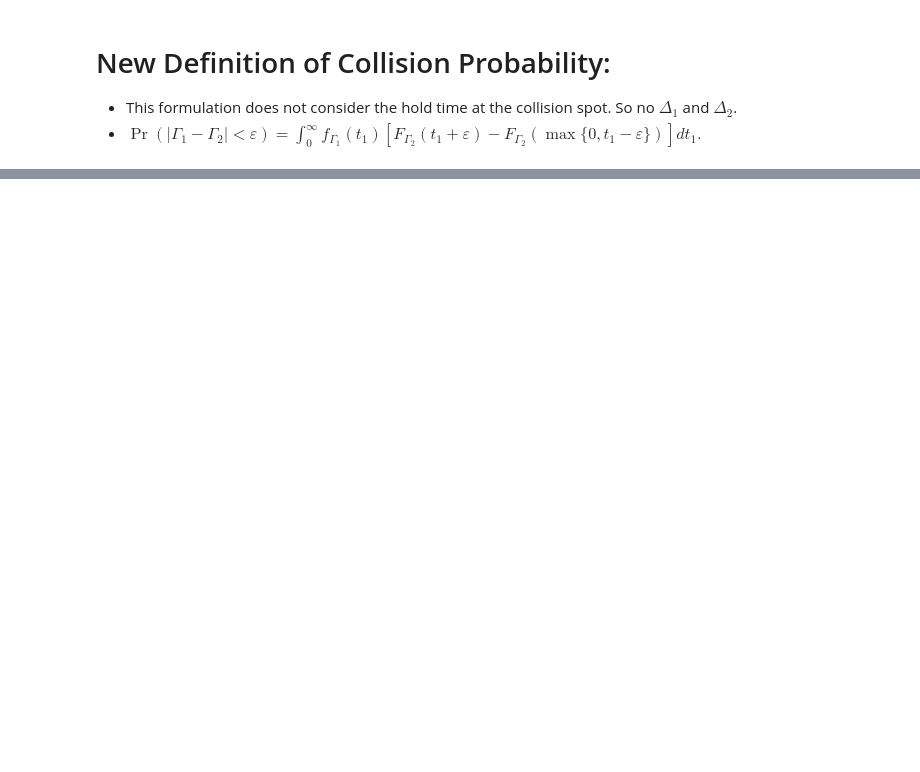
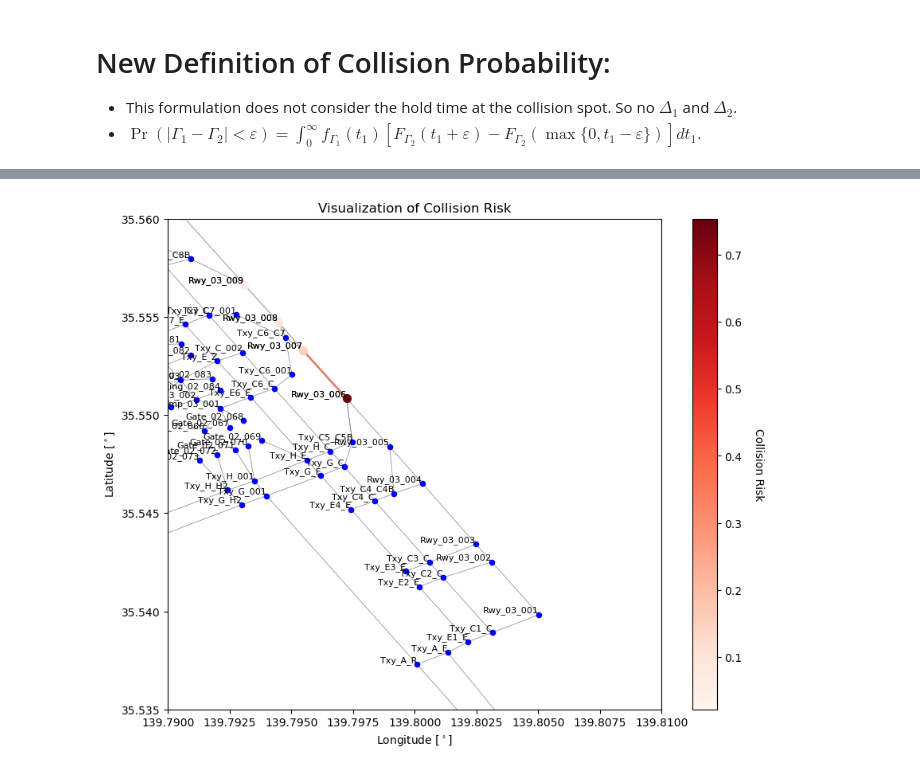
Before and after one commit to ZilD117/LGA-Analysis, a Jupyter notebook: taxigen/case_study_1_demo.ipynb, the cells around one changed output, grey strips where cells are left out. Saved outputs shown, nothing was run; the diff lists cells and outputs as text; code cells hidden in the pictures; blank space fills up the shorter version.

```diff
--- a/taxigen/case_study_1_demo.ipynb
+++ b/taxigen/case_study_1_demo.ipynb
@@ -882,0 +1373,96 @@ Collision risk (with epsilon = 0.10 s): 0.9660
+# %%
+import matplotlib.pyplot as plt
+import pandas as pd
+
+def plot_collision_risk(ax, linksDf, nodePositions, risk_values, nodes, cmap='viridis'):
+    """
+    Plots the collision risk on top of the background layout with nodes and
+    the links connected to those nodes colored with a gradually reduced color.
+
+    Parameters:
+      ax            : matplotlib axis on which to plot.
+      linksDf       : DataFrame with links (edges) between nodes.
+      nodePositions : Dictionary with node ID as key and (lat, lon) as value.
+      risk_values   : List of risk values corresponding to the nodes.
+      nodes         : List of node IDs of interest.
+      cmap          : Colormap to use.
+    """
+    # Normalize risk values for the colormap
+    norm = plt.Normalize(min(risk_values), max(risk_values))
+
+    # Create a dictionary mapping node IDs to their risk values.
+    node_risk = dict(zip(nodes, risk_values))
+
+    # Plot links only if both endpoints are in our region of interest.
+    for _, row in linksDf.iterrows():
+        node1_id = row['n1.id']
+        node2_id = row['n2.id']
+
+        # Skip the link if either node isn't in our region of interest.
+        if node1_id not in node_risk or node2_id not in node_risk:
+            continue
+
+        # Also ensure the positions exist
+        if node1_id not in nodePositions or node2_id not in nodePositions:
+            continue
+
+        node1_pos = nodePositions[node1_id]
+        node2_pos = nodePositions[node2_id]
+
+        # Compute the average risk for this link.
+        avg_risk = (node_risk[node1_id] + node_risk[node2_id]) / 2
+
+        # Use a fade factor to gradually reduce the color intensity.
+        fade_factor = 0.7  # adjust as needed for more/less fading
+        link_risk = avg_risk * fade_factor
+
+        # Plot the link with a color based on the computed (faded) risk.
+        ax.plot([node1_pos[1], node2_pos[1]], [node1_pos[0], node2_pos[0]],
+                color=plt.get_cmap(cmap)(norm(link_risk)), linewidth=2, zorder=1)
+
+    # Plot nodes with colors based on their risk values.
+    for nodeId in nodes:
+        if nodeId not in nodePositions:
+            continue  # skip if the node is not available
+        lat, lon = nodePositions[nodeId]
+        risk = node_risk[nodeId]
+
+        # Plot the node
+        ax.scatter(lon, lat, color=plt.get_cmap(cmap)(norm(risk)), s=50, zorder=2)
+        ax.text(lon, lat, nodeId, fontsize=8, ha='right', va='bottom',
+                color='black', clip_on=True)
+
+    # Add a colorbar to indicate risk values.
+    sm = plt.cm.ScalarMappable(cmap=cmap, norm=norm)
+    sm.set_array([])  # Required for the colorbar to work properly.
+    cbar = ax.figure.colorbar(sm, ax=ax)
+    cbar.set_label('Collision Risk', rotation=270, labelpad=20)
+
+# Create a figure with the layout and color-mapped nodes based on the risk values
+fig, ax = plt.subplots(figsize=(10, 8))
+
+# Assuming 'linksDf', 'nodePositions', and 'risk_values' are available from your previous code
+# Plot the background layout (links, nodes)
+nodes = pd.concat([
+    linksDf[['n1.id', 'n1.lat', 'n1.lon']].rename(columns={'n1.id': 'id', 'n1.lat': 'lat', 'n1.lon': 'lon'}),
+    linksDf[['n2.id', 'n2.lat', 'n2.lon']].rename(columns={'n2.id': 'id', 'n2.lat': 'lat', 'n2.lon': 'lon'})
+]).drop_duplicates()
+nodePositions = {row['id']: (row['lat'], row['lon']) for _, row in nodes.iterrows()}
+
+draw_background(ax, linksDf, nodePositions, airport_name=ICAO, xlims=xlims, ylims=ylims)
+
+# Define the nodes and corresponding risk values
+nodes = intersection_nodes
+risk_values = risk_results
+
+# Plot collision risk for the selected nodes and their links.
+plot_collision_risk(ax, linksDf, nodePositions, risk_values, nodes, cmap='Reds')
+
+# Show the plot
+plt.title('Visualization of Collision Risk')
+plt.xlabel('Longitude [$^\circ$]')
+plt.ylabel('Latitude [$^\circ$]')
+plt.savefig('henada_accident_risk_map.png', dpi=300)
+plt.show()
+# %% [output]
+[figure, added]
```
Also changed, not shown: parts of 15 cells of this notebook, 3 other files.
